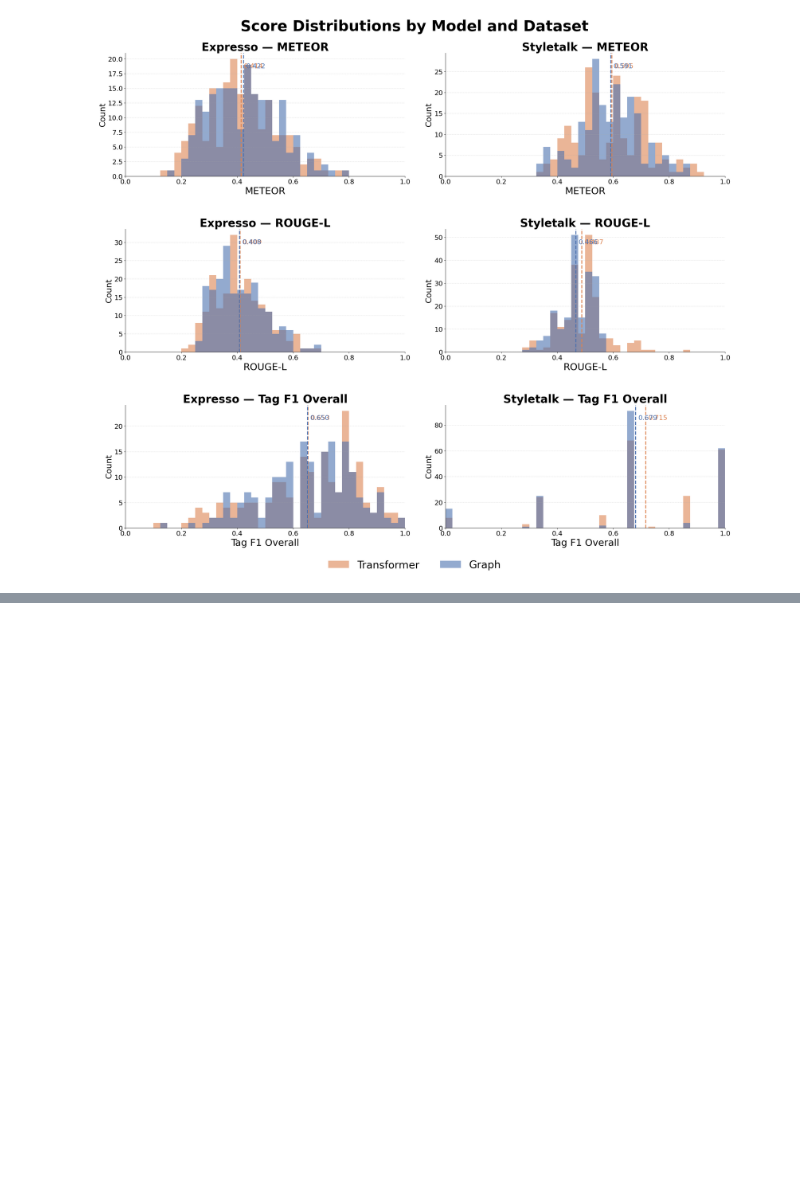
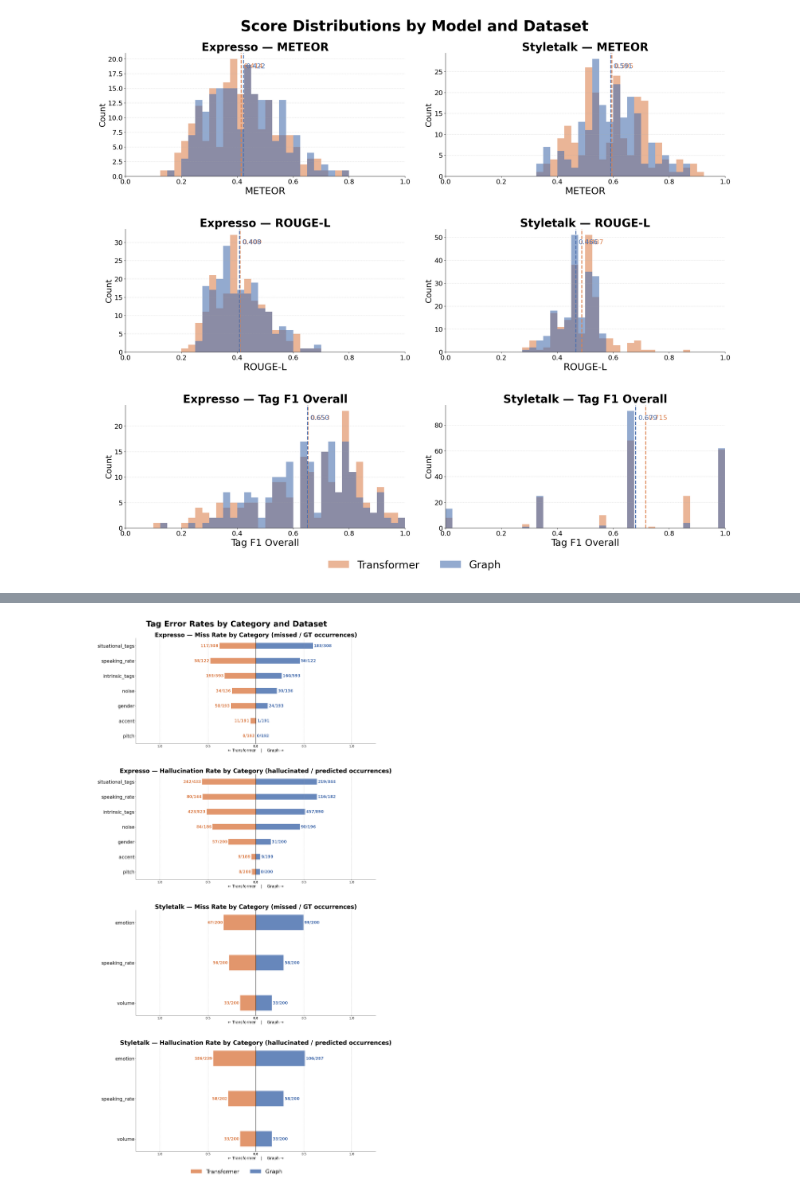
Before and after one commit to JackMclaughlin424/imgs789-project_graph-dialogue-modeling, a Jupyter notebook: src/notebooks/inference_test_visualizations.ipynb, the cells around one changed output, grey strips where cells are left out. Drawn from its saved outputs; the diff is of its cells as text; code cells hidden in the pictures; blank space fills up the shorter version.

```diff
--- a/src/notebooks/inference_test_visualizations.ipynb
+++ b/src/notebooks/inference_test_visualizations.ipynb
@@ -441,0 +608,88 @@ plt.show()
+# %%
+from collections import Counter
+import numpy as np
+import matplotlib.pyplot as plt
+
+TRANSFORMER_COLOR = "#DD8452"
+GRAPH_COLOR       = "#4C72B0"
+
+DATASETS  = ["expresso", "styletalk"]
+TAG_TYPES = [
+    ("missed_tags",       "ref_tags",  "Miss Rate by Category (missed / GT occurrences)"),
+    ("hallucinated_tags", "pred_tags", "Hallucination Rate by Category (hallucinated / predicted occurrences)"),
+]
+
+PANELS = [(ds, tag_key, denom_key, label) for ds in DATASETS for tag_key, denom_key, label in TAG_TYPES]
+
+def category_counts(samples, tag_key, denom_key, dataset):
+    numerator   = Counter(tag for s in samples for tag in (s.get(tag_key)   or []))
+    denominator = Counter(tag for s in samples for tag in (s.get(denom_key) or []))
+
+    result = {}
+    for category, vocab in VOCAB_REF[dataset].items():
+        num = sum(numerator.get(tag, 0)   for tag in vocab)
+        den = sum(denominator.get(tag, 0) for tag in vocab)
+        if den > 0:
+            result[category] = (num, den)
+    return result
+
+fig, axes = plt.subplots(len(PANELS), 1, figsize=(20, 10 * len(PANELS)))
+
+for ax, (dataset, tag_key, denom_key, row_label) in zip(axes, PANELS):
+    t_counts = category_counts(data[f"transformer_{dataset}"]["samples"], tag_key, denom_key, dataset)
+    g_counts = category_counts(data[f"graph_{dataset}"]["samples"],       tag_key, denom_key, dataset)
+
+    all_cats = sorted(
+        set(t_counts) | set(g_counts),
+        key=lambda cat: (t_counts.get(cat, (0, 1))[0] / t_counts.get(cat, (0, 1))[1]
+                       + g_counts.get(cat, (0, 1))[0] / g_counts.get(cat, (0, 1))[1])
+    )
+
+    y      = np.arange(len(all_cats))
+    height = 0.38
+
+    t_rates = [t_counts[cat][0] / t_counts[cat][1] if cat in t_counts else 0 for cat in all_cats]
+    g_rates = [g_counts[cat][0] / g_counts[cat][1] if cat in g_counts else 0 for cat in all_cats]
+
+    bars_t = ax.barh(y, [-v for v in t_rates], height, color=TRANSFORMER_COLOR, alpha=0.85, label="Transformer")
+    bars_g = ax.barh(y, g_rates,               height, color=GRAPH_COLOR,       alpha=0.85, label="Graph")
+
+    for bar, cat in zip(bars_t, all_cats):
+        if cat not in t_counts:
+            continue
+        n, d = t_counts[cat]
+        tip = bar.get_x() + bar.get_width()
+        ax.text(tip - 0.01, bar.get_y() + bar.get_height() / 2,
+                f"{n}/{d}", ha="right", va="center",
+                fontsize=20, color=TRANSFORMER_COLOR, fontweight="semibold")
+
+    for bar, cat in zip(bars_g, all_cats):
+        if cat not in g_counts:
+            continue
+        n, d = g_counts[cat]
+        tip = bar.get_x() + bar.get_width()
+        ax.text(tip + 0.01, bar.get_y() + bar.get_height() / 2,
+                f"{n}/{d}", ha="left", va="center",
+                fontsize=20, color=GRAPH_COLOR, fontweight="semibold")
+
+    ax.axvline(0, color="black", linewidth=1.4)
+    ax.set_xlim(-1.25, 1.25)
+    ax.xaxis.set_major_formatter(plt.FuncFormatter(lambda x, _: f"{abs(x):.1f}"))
+    ax.set_yticks(y)
+    ax.set_yticklabels(all_cats, fontsize=24)
+    ax.set_xlabel("\u2190 Transformer    |    Graph \u2192", fontsize=20)
+    ax.set_title(f"{dataset.capitalize()} \u2014 {row_label}", fontsize=30, fontweight="semibold")
+    ax.tick_params(axis="x", labelsize=16)
+    ax.spines["top"].set_visible(False)
+    ax.spines["right"].set_visible(False)
+    ax.grid(axis="x", linestyle="--", alpha=1)
+
+handles, labels_ = axes[0].get_legend_handles_labels()
+fig.legend(handles, labels_, loc="lower center", ncol=2,
+           fontsize=28, frameon=False, bbox_to_anchor=(0.5, -0.01))
+
+fig.suptitle("Tag Error Rates by Category and Dataset", fontsize=40, fontweight="semibold")
+plt.tight_layout(rect=[0, 0.02, 1, 0.98], h_pad=8)
+plt.show()
+# %% [output]
+[figure, added]
```
Also changed, not shown: parts of 5 cells of this notebook, 1 other file.
